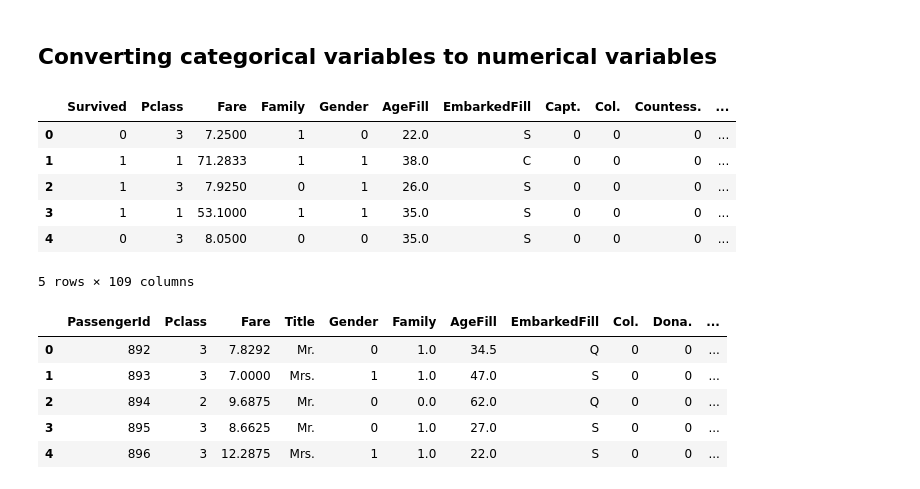
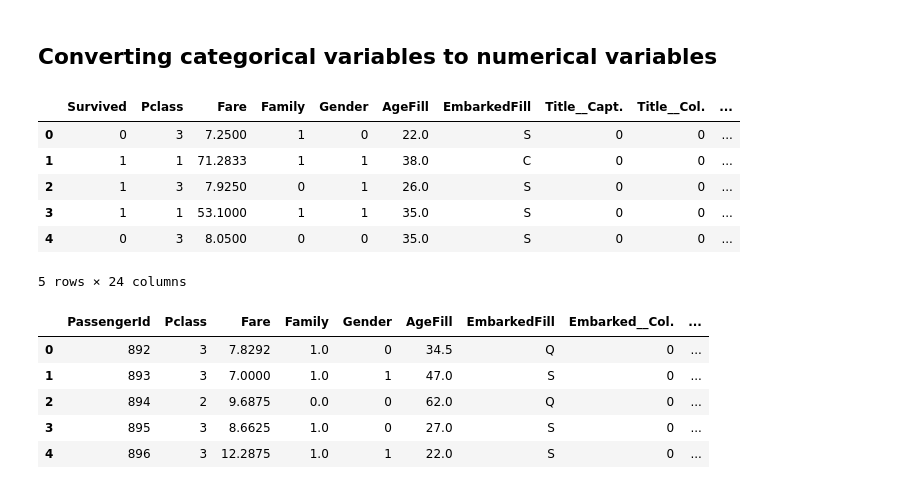
Before and after one commit to sharan-naribole/kaggle-titanic, a Jupyter notebook: TItanic.ipynb, the cells around one changed output. Drawn from its saved outputs; the diff is of its cells as text; code cells hidden in the pictures.

Commit message:
Converted and Completed all Features

```diff
--- a/TItanic.ipynb
+++ b/TItanic.ipynb
@@ -378,30 +378,30 @@ train_df.head()
 # %% [markdown]
 ## Converting categorical variables to numerical variables
 # %%
-# Title
+# Convert Title feature
 
 titles = pd.Series(np.unique(train_df['Title']))
-titles_train_dummy = pd.get_dummies(train_df['Title'])
+titles_train_dummy = pd.get_dummies(train_df['Title'],prefix = 'Title_')
 train_df = pd.concat([train_df,titles_train_dummy],axis=1)
 train_df.drop('Title',axis=1,inplace=True)
 train_df.head()
 # %% [output]
-|  | Survived | Pclass | Fare | Family | Gender | AgeFill | EmbarkedFill | Capt. | Col. | Countess. | ... |
-| 0 | 0 | 3 | 7.2500 | 1 | 0 | 22.0 | S | 0 | 0 | 0 | ... |
-| 1 | 1 | 1 | 71.2833 | 1 | 1 | 38.0 | C | 0 | 0 | 0 | ... |
-| 2 | 1 | 3 | 7.9250 | 0 | 1 | 26.0 | S | 0 | 0 | 0 | ... |
-| 3 | 1 | 1 | 53.1000 | 1 | 1 | 35.0 | S | 0 | 0 | 0 | ... |
-| 4 | 0 | 3 | 8.0500 | 0 | 0 | 35.0 | S | 0 | 0 | 0 | ... |
+|  | Survived | Pclass | Fare | Family | Gender | AgeFill | EmbarkedFill | Title__Capt. | Title__Col. | ... |
+| 0 | 0 | 3 | 7.2500 | 1 | 0 | 22.0 | S | 0 | 0 | ... |
+| 1 | 1 | 1 | 71.2833 | 1 | 1 | 38.0 | C | 0 | 0 | ... |
+| 2 | 1 | 3 | 7.9250 | 0 | 1 | 26.0 | S | 0 | 0 | ... |
+| 3 | 1 | 1 | 53.1000 | 1 | 1 | 35.0 | S | 0 | 0 | ... |
+| 4 | 0 | 3 | 8.0500 | 0 | 0 | 35.0 | S | 0 | 0 | ... |
-5 rows × 109 columns
+5 rows × 24 columns
 # %%
-titles_test_dummy = pd.get_dummies(test_df['Title'])
+titles_test_dummy = pd.get_dummies(test_df['Title'],prefix='Embarked_')
 test_df = pd.concat([test_df,titles_test_dummy],axis=1)
-train_df.drop('Title',axis=1,inplace=True)
+test_df.drop('Title',axis=1,inplace=True)
 test_df.head()
 # %% [output]
-|  | PassengerId | Pclass | Fare | Title | Gender | Family | AgeFill | EmbarkedFill | Col. | Dona. | ... |
-| 0 | 892 | 3 | 7.8292 | Mr. | 0 | 1.0 | 34.5 | Q | 0 | 0 | ... |
-| 1 | 893 | 3 | 7.0000 | Mrs. | 1 | 1.0 | 47.0 | S | 0 | 0 | ... |
-| 2 | 894 | 2 | 9.6875 | Mr. | 0 | 0.0 | 62.0 | Q | 0 | 0 | ... |
-| 3 | 895 | 3 | 8.6625 | Mr. | 0 | 1.0 | 27.0 | S | 0 | 0 | ... |
-| 4 | 896 | 3 | 12.2875 | Mrs. | 1 | 1.0 | 22.0 | S | 0 | 0 | ... |
+|  | PassengerId | Pclass | Fare | Family | Gender | AgeFill | EmbarkedFill | Embarked__Col. | ... |
+| 0 | 892 | 3 | 7.8292 | 1.0 | 0 | 34.5 | Q | 0 | ... |
+| 1 | 893 | 3 | 7.0000 | 1.0 | 1 | 47.0 | S | 0 | ... |
+| 2 | 894 | 2 | 9.6875 | 0.0 | 0 | 62.0 | Q | 0 | ... |
+| 3 | 895 | 3 | 8.6625 | 1.0 | 0 | 27.0 | S | 0 | ... |
+| 4 | 896 | 3 | 12.2875 | 1.0 | 1 | 22.0 | S | 0 | ... |
```
Also changed, not shown: parts of 5 cells of this notebook.
